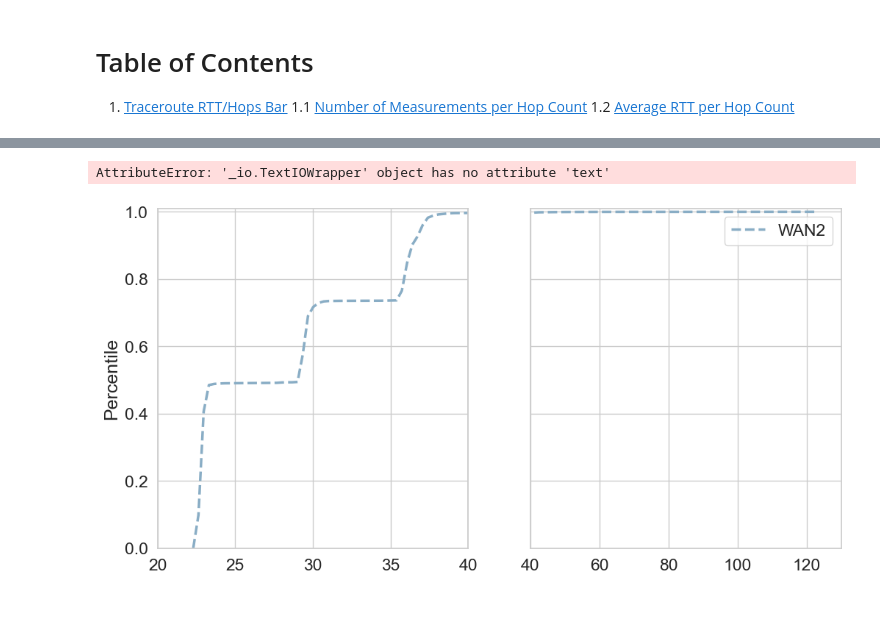
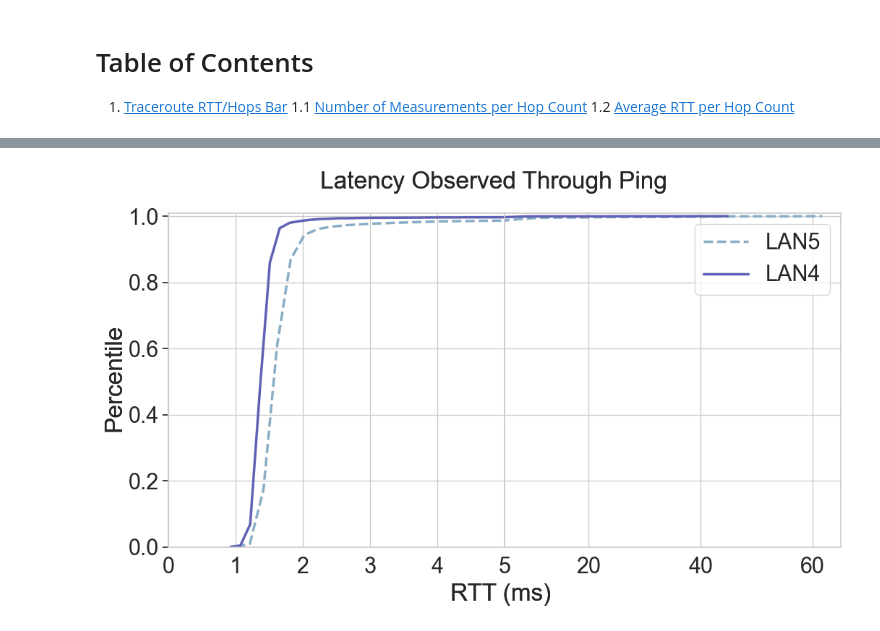
Before and after one commit to tntech-ngin/dmz-measurements, a Jupyter notebook: DMZ_REU_graphs 3.ipynb, the cells around one changed output, grey strips where cells are left out. Saved outputs shown, nothing was run; the diff lists cells and outputs as text; code cells hidden in the pictures.

```diff
--- a/DMZ_REU_graphs 3.ipynb
+++ b/DMZ_REU_graphs 3.ipynb
@@ -620,13 +1153,15 @@ plt.grid()
 #remember to change destination address and labels
 import math
 kwargs = {
-    "msm_id": 58881290
+    "msm_id": 55517771
 }
 
 is_success, results = AtlasResultsRequest(**kwargs).create()
 
 start_date = pd.to_datetime('2023-08-22').date()
 end_date = pd.to_datetime('2023-11-15').date()
+sns.set(style='whitegrid', font_scale=2)
+
 
 if is_success:
 
@@ -644,7 +1179,7 @@ if is_success:
     count = 0                       #count measurements
     count2 = 0                      #count hops
     #dest_addr = df1['dst_addr']
-    dest_addr = '149.149.248.52'
+    dest_addr = '149.149.248.20'
     curr_addr = ''
     addresses = []
 
@@ -720,8 +1255,10 @@ if is_success:
 
                     hops = hops + 1                                                 #increment hops
 
-
-            hops_per_run.append(hops)                                           #append hops to hops_per_run, hops is equal to the number of hops in a single row (measurement)
+            if hops > 2:
+                hops_per_run.append(hops)                                           #append hops to hops_per_run, hops is equal to the number of hops in a single row (measurement)
+            else:
+                hops_per_run.append(0)
             hops = 0                                                            #set hops to zero so that each loop will produce the correct number of hops per row
 
     hops_copy = hops_per_run.copy()
@@ -788,13 +1325,12 @@ if is_success:
             std_for_hop.append(stddev)
         data_for_stddev.clear()
 
-sns.set_palette("colorblind")
 
 plt.figure(figsize=(10, 6))
 sns.barplot(x=finished_hop_num, y=all_averages, errorbar="sd")  # Include yerr for standard error
-plt.title('Latency and Path Lengths from traceroute : WAN5')
-plt.ylabel('Round Trip Time (ms)')
-plt.xlabel('Total Hops in Route')
+plt.title('Latency and Path Lengths from traceroute : WAN3')
+plt.ylabel('RTT (ms)')
+plt.xlabel('Hops')
 plt.ylim(0,600)
 plt.show()
 
@@ -842,11 +1398,13 @@ import pandas as pd
 import numpy as np
 import matplotlib.pyplot as plt
 
-path = ["WAN2", "WAN4", "WAN6"]
-style = ["dashed", "dotted", "solid"]
+path = ["LAN5", "LAN4"]
+style = ["dashed", "solid"]
 p, (ax1, ax2) = plt.subplots(ncols=2, nrows=1, sharey=True, figsize=(12,6))
 
 def plot_ping_rtt(files):
+    #plt.figure(figsize=(12,6))
+
     idx = -1
     for file_path in files:
         idx = idx + 1
@@ -860,9 +1418,12 @@ def plot_ping_rtt(files):
         # Extract RTT values
         rtt = []
         for x, row in df1.iterrows():
-            transmissions = df1['ping_data'][x]
-            for transmission in transmissions:
-                rtt.append(transmission['time'])
+            if pd.to_datetime(row['timestamp'], unit='s').date() >= start_date and pd.to_datetime(row['timestamp'], unit = 's').date() <= end_date:
+
+                transmissions = df1['ping_data'][x]
+                for transmission in transmissions:
+                    rtt.append(transmission['time'])
+
 
         # Convert RTT to numpy array
         data = np.array(rtt)
@@ -875,10 +1436,13 @@ def plot_ping_rtt(files):
         cdf = np.insert(cdf, 0, 0)
 
         # Set Seaborn style
-        sns.set(style='whitegrid', font_scale=1.5, palette="twilight")
+        sns.set(style='whitegrid', font_scale=2, palette="twilight")
         # Create the CDF plot using Seaborn
+        #sns.lineplot(x=bins_count, y=cdf, linewidth = 2.5, linestyle=style[idx], ax = ax1)
         sns.lineplot(x=bins_count, y=cdf, linewidth = 2.5, linestyle=style[idx], ax = ax1)
         sns.lineplot(x=bins_count, y=cdf, label=path[idx], linewidth = 2.5, linestyle=style[idx], ax = ax2)
+
+        #sns.lineplot(x=bins_count, y=cdf, label=path[idx], linewidth = 2.5, linestyle=style[idx])
 
         plt.grid(True)  # Add this line to enable the grid
 
@@ -887,43 +1451,50 @@ def plot_ping_rtt(files):
 
         #plt.ylim([0, 1.01])
 
-        ax1.set_xlim(20, 40)
-        ax2.set_xlim(40, 130)
-        ax1.set_ylabel("Percentile")
+        ax1.set_xlim(0, 5)
+        ax2.set_xlim(5, 65)
+        #ax3.set_xlim(20, 3000)
+        ax1.set_ylabel("")
         ax1.set_xlabel("")
         ax2.set_ylabel("")
         ax1.set_xlabel("")
+        #ax3.set_ylabel("")
+        #ax3.set_xlabel("")
 
         # then, set a new label on the plot (basically just a piece of text) and move it to where it makes sense (requires trial and error)
-        p.text(0.30, 1.05, "Latency Observed Through Ping", va="center")
-        p.text(-0.55, -0.15, "RTT (ms)", va="center")
+        p.text(0.30, 0.95, "Latency Observed Through Ping", va="center")
+        p.text(0.05, 0.50, "Percentile", va="center", rotation="vertical")
+        p.text(0.45, 0.00, "RTT (ms)", va="center")
 
 
         # let's put some ticks on the top of the upper part and bottom of the lower part for style
         #ax1.xaxis.tick_top()
         ax1.yaxis.tick_left()
 
         # finally, adjust everything a bit to make it prettier (this just moves everything, best to try and iterate)
         plt.subplots_adjust(wspace=0, hspace=1)
     plt.show()
     # plt.title('Latency Observed Through Ping')
     # plt.ylabel('Percentile')
     # plt.xlabel('RTT (ms)')
 
     # plt.legend()
     # plt.show()  # Show the plot for each file
 
 # List of file paths
 #files = ['ping_data_66.json', 'ping_data_206.json', 'ping_data_192.json']  # Replace with the actual file paths
 #files = ['ping-5days-192.111.110.77-data-leo.json', 'ping-5days-206.71.76.62-data-perf.json', 'ping-5days-206.71.76.62-data-leo.json', 'ping-5days-66.99.43.226-data-perf.json','ping-5days-66.99.43.226-data-leo.json','ping-5days-192.111.110.77-data-perf.json' ]
-#files = ['local-extern/ping-dtn1-136-118.json', 'local-extern/ping-leo-136-118.json', 'local-extern/ping-pf1-136-118.json']
-files = ['gcp_files/ping-oct5-149.149.2.70.json', "gcp_files/ping-oct5-149.149.248.20.json", "gcp_files/ping-oct5-149.149.248.52.json"]
+#files = ['local-extern/ping-leo-136-118-2.json', 'local-extern/ping-pf1-136-118.json', 'local-extern/ping-dtn1-136-118.json']
+#files = ['gcp_files/ping-oct5-149.149.2.70.json', "gcp_files/ping-oct5-149.149.248.20.json", "gcp_files/ping-oct5-149.149.248.52.json"]
+#files = ['lan_files/lan1-ping-new.json', 'lan_files/lan2-ping-new.json', 'lan_files/lan3-ping-new.json']
+files = ['lan_files/leo-gateway.json', 'lan_files/pf1-gateway.json']
 
+start_date = pd.to_datetime('2024-02-06').date()
+end_date = pd.to_datetime('2024-02-23').date()
 # Plot Ping RTT for each file
 plot_ping_rtt(files)
 # %% [output]
-AttributeError: '_io.TextIOWrapper' object has no attribute 'text'
-[figure, old version]
+[figure, new version]
 # %%
 #Ping RTT (PerfSONAR) - single measurement
 #works
```
Also changed, not shown: parts of 11 cells of this notebook.
